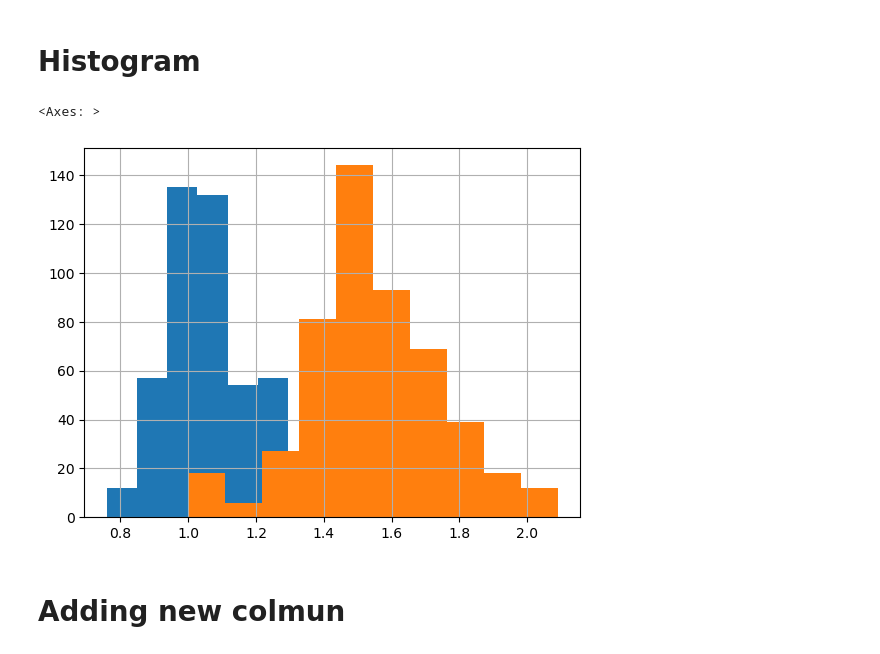
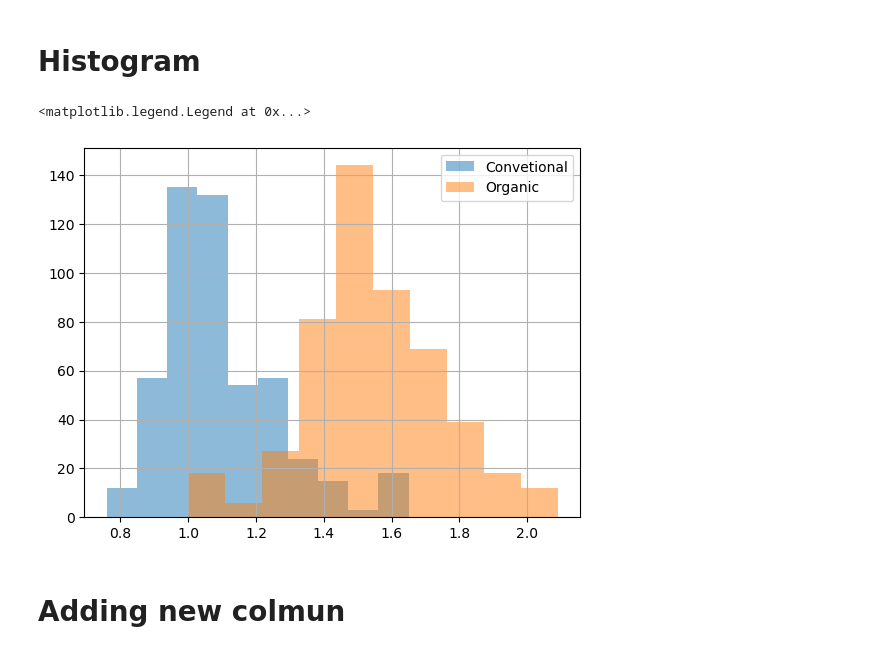
Before and after one commit to albertNSBM/Pandas_revision, a Jupyter notebook: Pandas_revision.ipynb, the cells around one changed output. Drawn from its saved outputs; the diff is of its cells as text; code cells hidden in the pictures.

Commit message:
Histogram_transparent

```diff
--- a/Pandas_revision.ipynb
+++ b/Pandas_revision.ipynb
@@ -1095,14 +1095,16 @@ Show your plot.
 # Histogram
 # %%
 # Subset avocados for the conventional type, and the average price column. Create a histogram.
+# we use the alpha paramete to adjust the transparent
 
-avocados[avocados['type']=='conventional']['avg_price'].hist()
+avocados[avocados['type']=='conventional']['avg_price'].hist(alpha=0.5)
 # Create a histogram of avg_price for organic type avocados.
-avocados[avocados['type']=='organic']['avg_price'].hist()
+avocados[avocados['type']=='organic']['avg_price'].hist(alpha=0.5)
 # Add a legend to your plot, with the names "conventional" and "organic".
+plt.legend(['Convetional','Organic'])
 # %% [output]
-<Axes: >
+<matplotlib.legend.Legend at 0x...>
-[figure, old version]
+[figure, new version]
 # %%
 # subset using isin()
 # here to find the dogs which are black or blown in dataset
```
